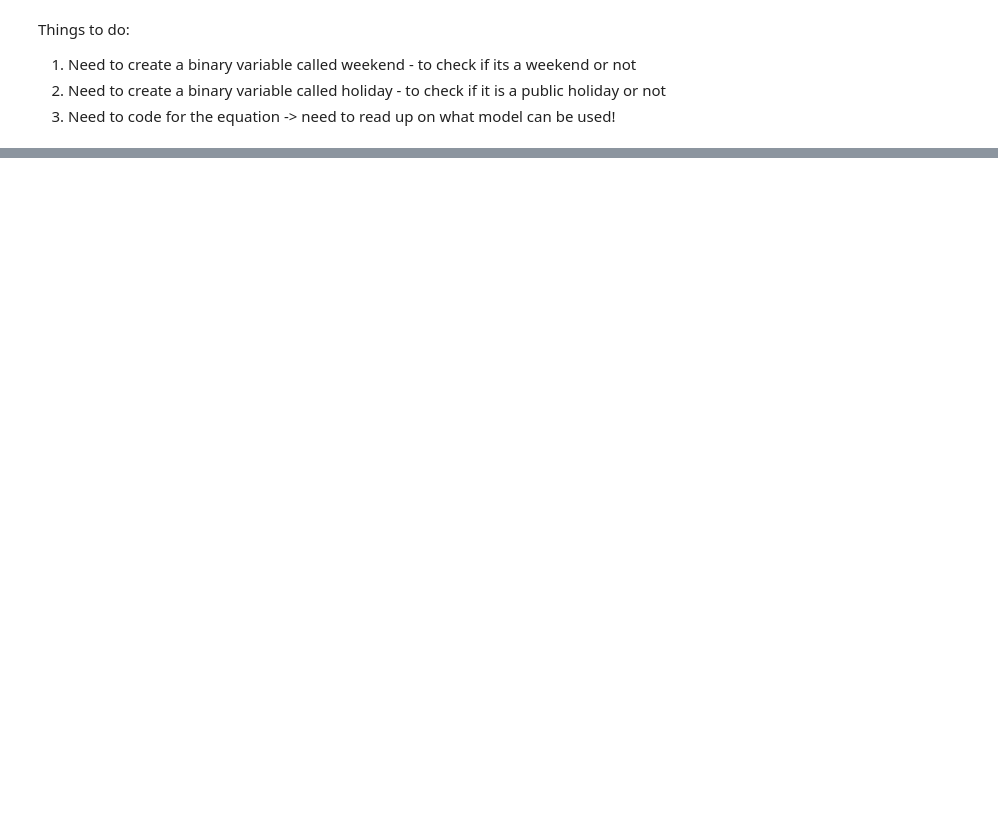
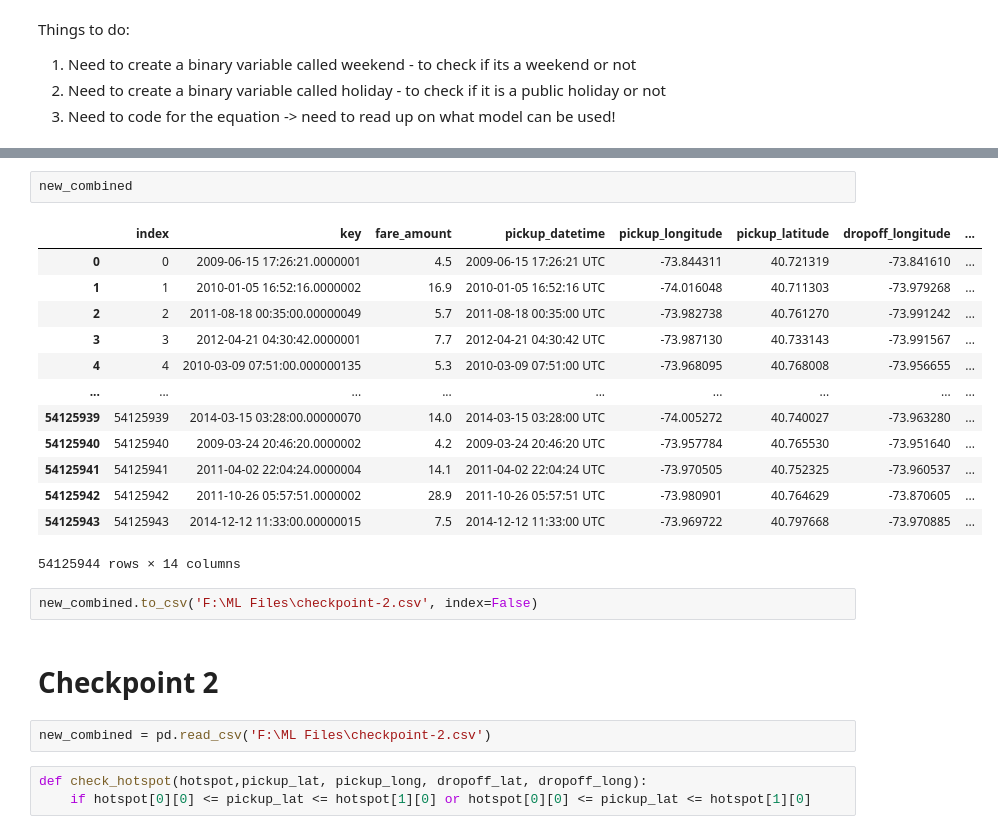
Before and after one commit to RecStu14/CZ4041-NYC-Taxi-Fare, a Jupyter notebook: CZ4041_Try1.ipynb, the cells around one changed output, grey strips where cells are left out. Cells and saved outputs as stored; diff of their text form; blank space fills up the shorter version.

Commit message:
Amended and save checkpoints

```diff
--- a/CZ4041_Try1.ipynb
+++ b/CZ4041_Try1.ipynb
@@ -264,0 +617,25 @@ Things to do:
+# %%
+new_combined
+# %% [output]
+|  | index | key | fare_amount | pickup_datetime | pickup_longitude | pickup_latitude | dropoff_longitude | ... |
+| 0 | 0 | 2009-06-15 17:26:21.0000001 | 4.5 | 2009-06-15 17:26:21 UTC | -73.844311 | 40.721319 | -73.841610 | ... |
+| 1 | 1 | 2010-01-05 16:52:16.0000002 | 16.9 | 2010-01-05 16:52:16 UTC | -74.016048 | 40.711303 | -73.979268 | ... |
+| 2 | 2 | 2011-08-18 00:35:00.00000049 | 5.7 | 2011-08-18 00:35:00 UTC | -73.982738 | 40.761270 | -73.991242 | ... |
+| 3 | 3 | 2012-04-21 04:30:42.0000001 | 7.7 | 2012-04-21 04:30:42 UTC | -73.987130 | 40.733143 | -73.991567 | ... |
+| 4 | 4 | 2010-03-09 07:51:00.000000135 | 5.3 | 2010-03-09 07:51:00 UTC | -73.968095 | 40.768008 | -73.956655 | ... |
+| ... | ... | ... | ... | ... | ... | ... | ... | ... |
+| 54125939 | 54125939 | 2014-03-15 03:28:00.00000070 | 14.0 | 2014-03-15 03:28:00 UTC | -74.005272 | 40.740027 | -73.963280 | ... |
+| 54125940 | 54125940 | 2009-03-24 20:46:20.0000002 | 4.2 | 2009-03-24 20:46:20 UTC | -73.957784 | 40.765530 | -73.951640 | ... |
+| 54125941 | 54125941 | 2011-04-02 22:04:24.0000004 | 14.1 | 2011-04-02 22:04:24 UTC | -73.970505 | 40.752325 | -73.960537 | ... |
+| 54125942 | 54125942 | 2011-10-26 05:57:51.0000002 | 28.9 | 2011-10-26 05:57:51 UTC | -73.980901 | 40.764629 | -73.870605 | ... |
+| 54125943 | 54125943 | 2014-12-12 11:33:00.00000015 | 7.5 | 2014-12-12 11:33:00 UTC | -73.969722 | 40.797668 | -73.970885 | ... |
+54125944 rows × 14 columns
+# %%
+new_combined.to_csv('F:\ML Files\checkpoint-2.csv', index=False)
+# %% [markdown]
+# Checkpoint 2
+# %%
+new_combined = pd.read_csv('F:\ML Files\checkpoint-2.csv')
+# %%
+def check_hotspot(hotspot,pickup_lat, pickup_long, dropoff_lat, dropoff_long):
+    if hotspot[0][0] <= pickup_lat <= hotspot[1][0] or hotspot[0][0] <= pickup_lat <= hotspot[1][0]
```
Also changed, not shown: parts of 56 cells of this notebook, 1 other file.
